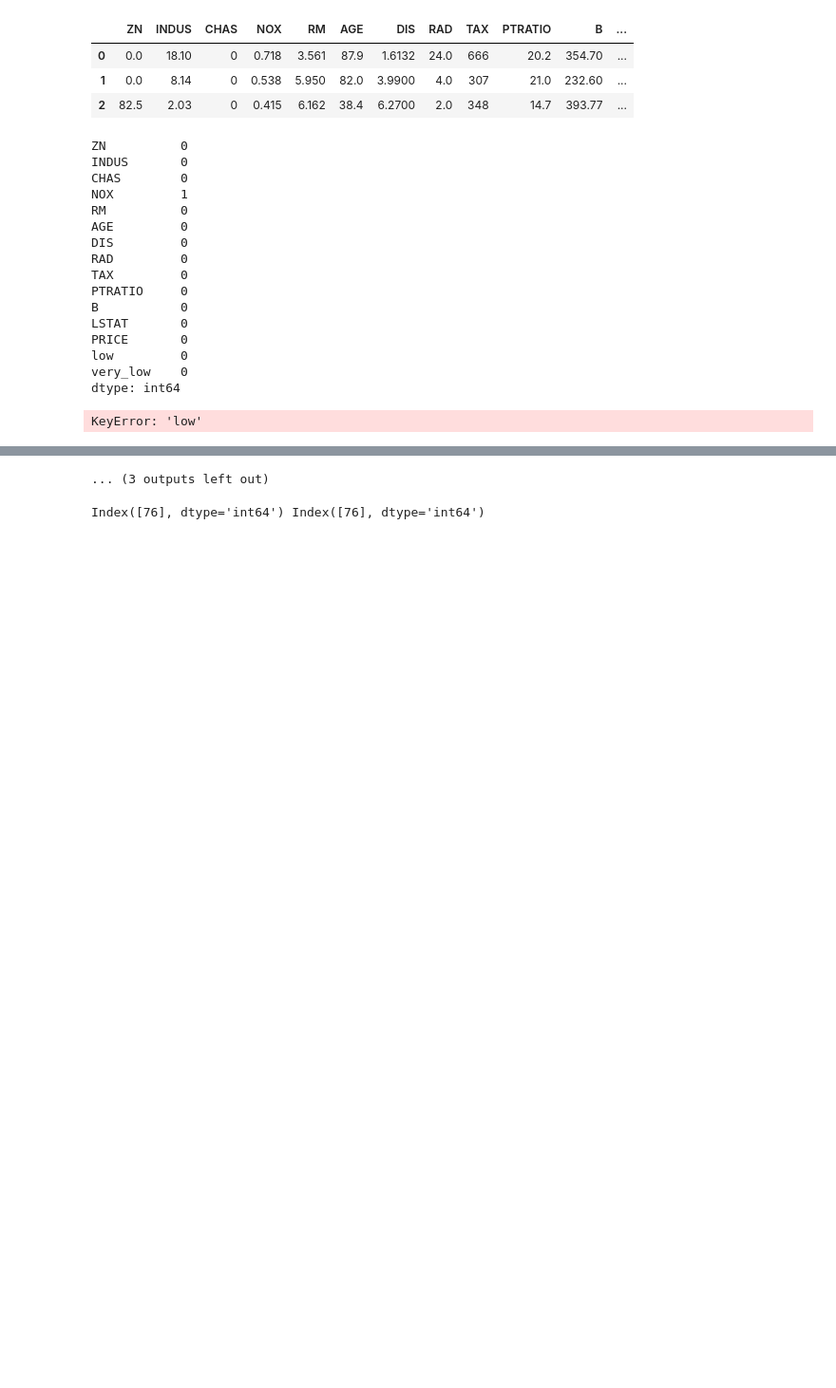
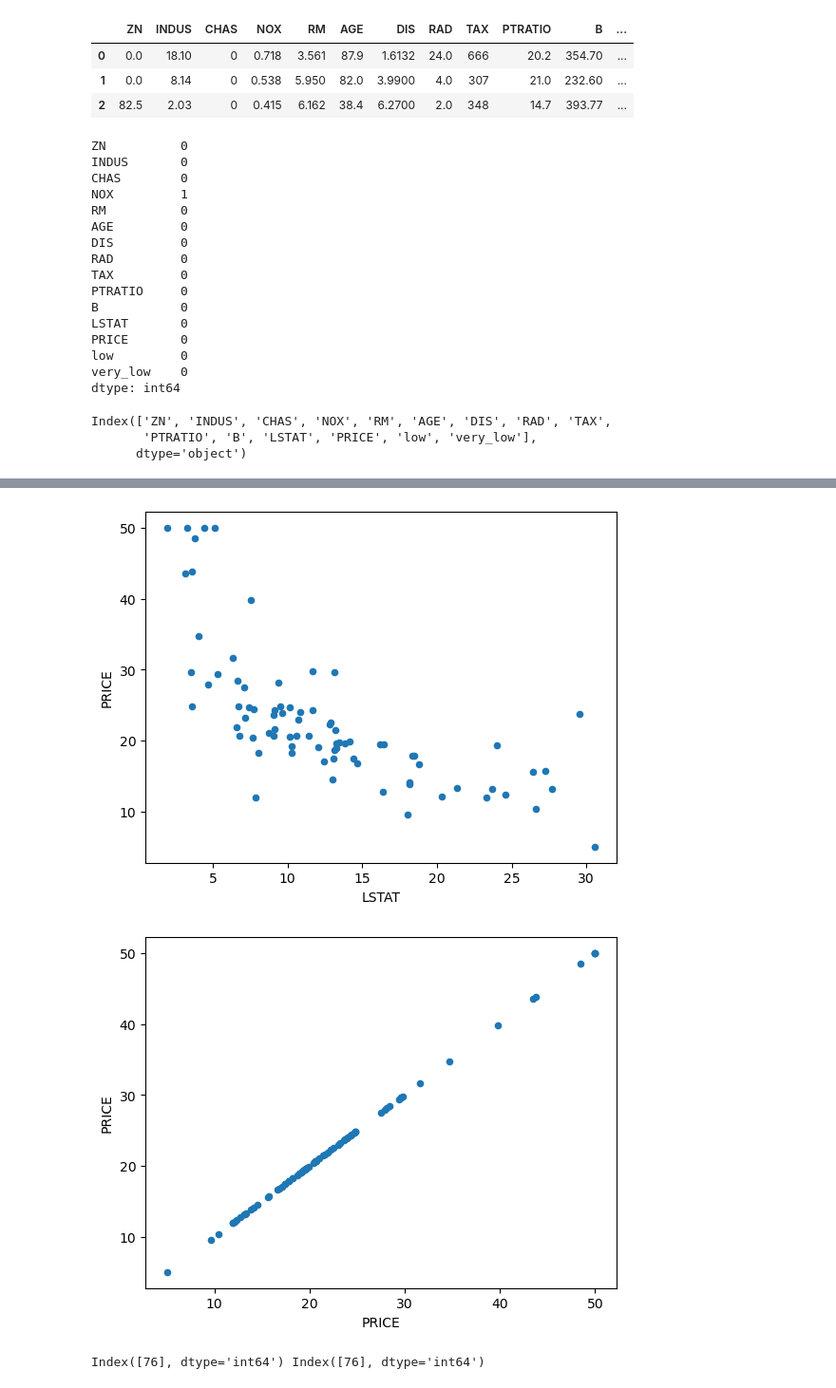
Before and after one commit to appdevelopmentworks/ai-ml-lesson, a Jupyter notebook: 08住宅の平均価格の予測.ipynb, the cells around one changed output, grey strips where cells are left out. Shown: that part at 95% size. Cells and saved outputs as stored; diff of their text form; code cells hidden in the pictures; blank space fills up the shorter version.

```diff
--- a/08住宅の平均価格の予測.ipynb
+++ b/08住宅の平均価格の予測.ipynb
@@ -57,21 +68,30 @@ train_val_mean = train_val.mean()
 train_val2 = train_val.fillna(train_val_mean)
+# %%
+colname = train_val2.columns
+colname
+# %% [output]
+Index(['ZN', 'INDUS', 'CHAS', 'NOX', 'RM', 'AGE', 'DIS', 'RAD', 'TAX',
+       'PTRATIO', 'B', 'LSTAT', 'PRICE', 'low', 'very_low'],
+      dtype='object')
 # %%
-colname = train_val2.columns
+#列名を変数に格納(後ろの２列は除く)
+colname = train_val2.columns[:-2]
 
+#説明変数と目的変数のそれぞれの散布図を描く
 for name in colname:
     train_val2.plot(kind='scatter', x=name, y='PRICE')
 # %% [output]
-KeyError: 'low'
 [figure]
 [figure]
 [figure]
 [figure]
 [figure]
 [figure]
 [figure]
 [figure]
 [figure]
 [figure]
 [figure]
-... (3 outputs left out)
+[figure, added]
+[figure, added]
 # %%
```
Also changed, not shown: parts of 43 cells of this notebook, 4 other files.
